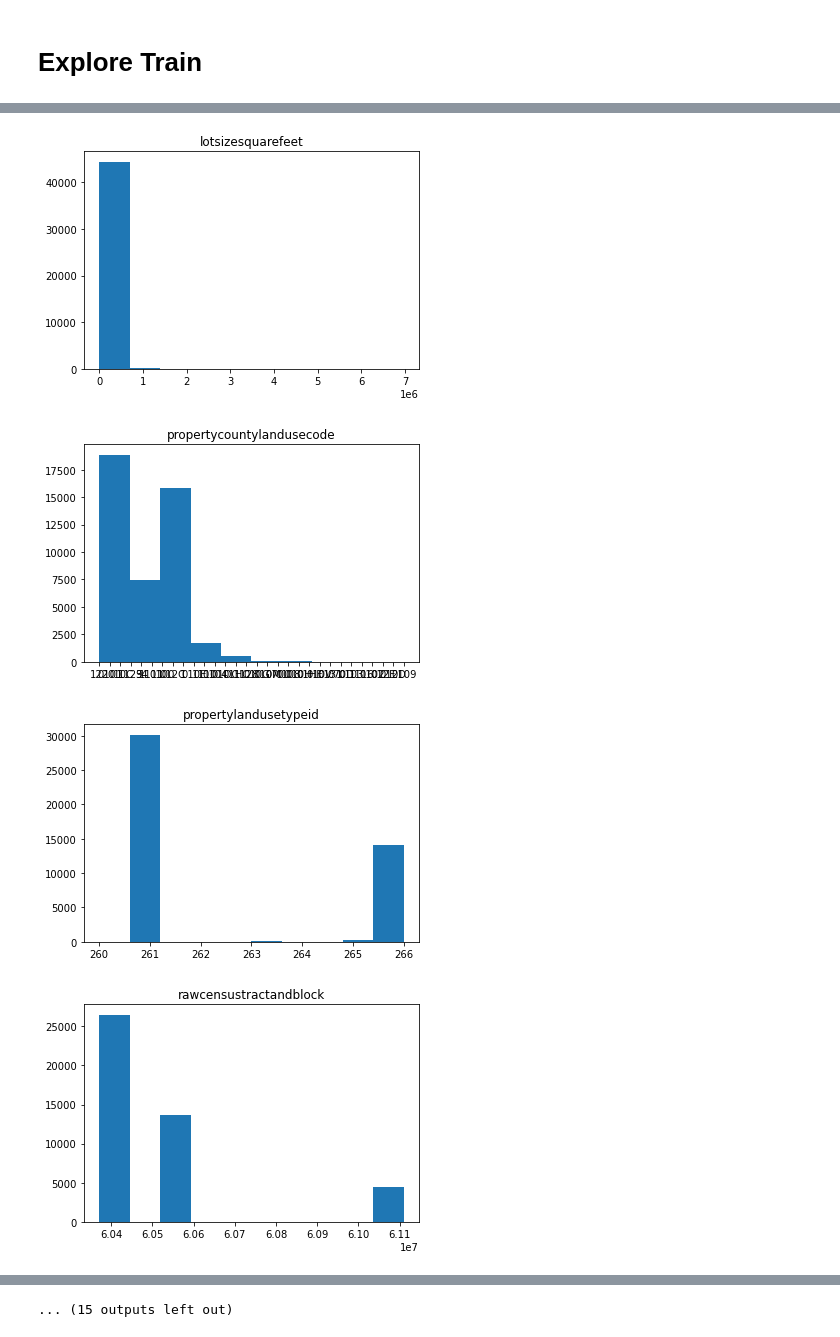
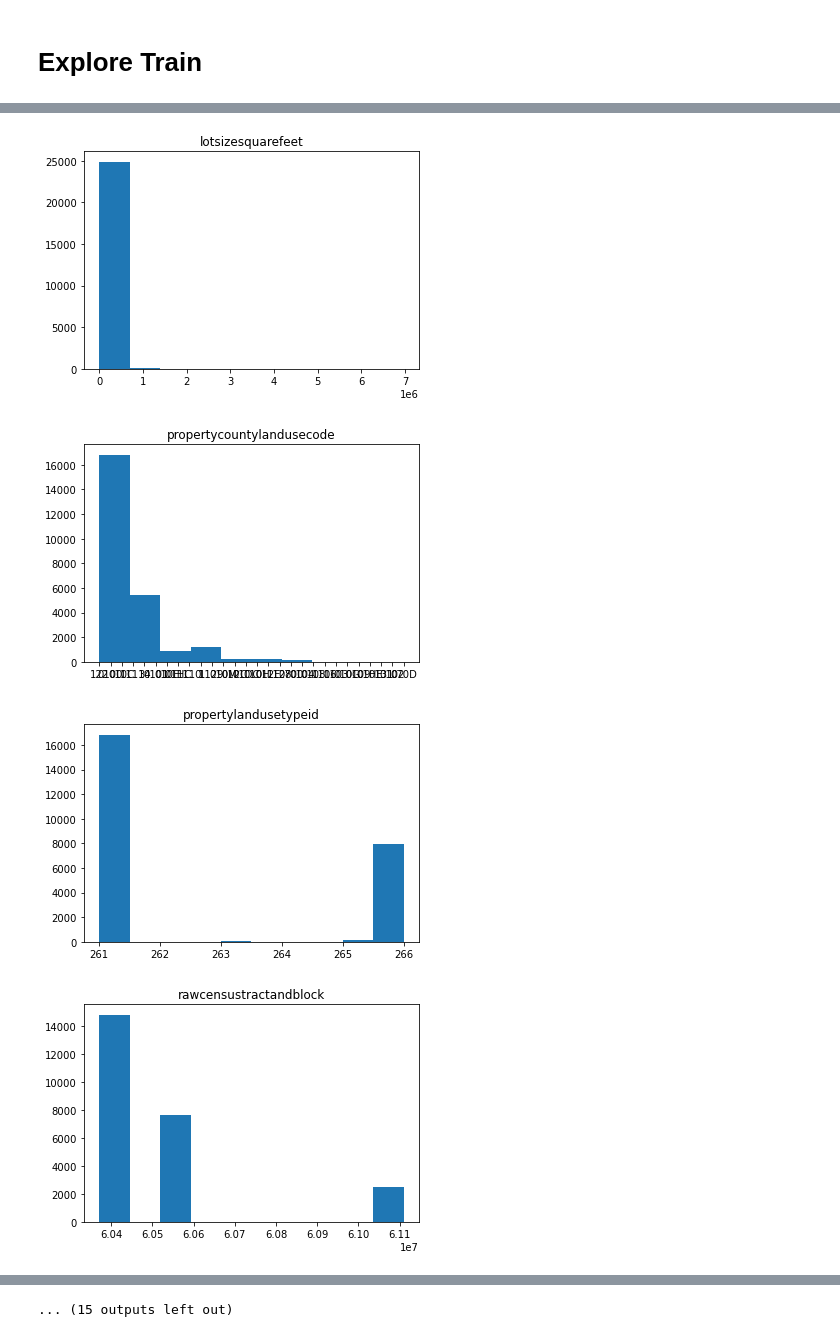
Before and after one commit to lopezelihezer/Clustering_Project, a Jupyter notebook: scratch.ipynb, the cells around one changed output, grey strips where cells are left out. Drawn from its saved outputs; the diff is of its cells as text; code cells hidden in the pictures.

```diff
--- a/scratch.ipynb
+++ b/scratch.ipynb
@@ -453,5 +453,5 @@ def hist_dist(df):
         plt.title(col)
         plt.show()
 # %%
-hist_dist(df)
+hist_dist(train)
 # %% [output]
@@ -463,4 +463,4 @@ hist_dist(df)
-[figure, old version]
+[figure, new version]
-[figure, old version]
+[figure, new version]
-[figure, old version]
+[figure, new version]
-[figure, old version]
+[figure, new version]
```
Also changed, not shown: parts of 11 cells of this notebook.
